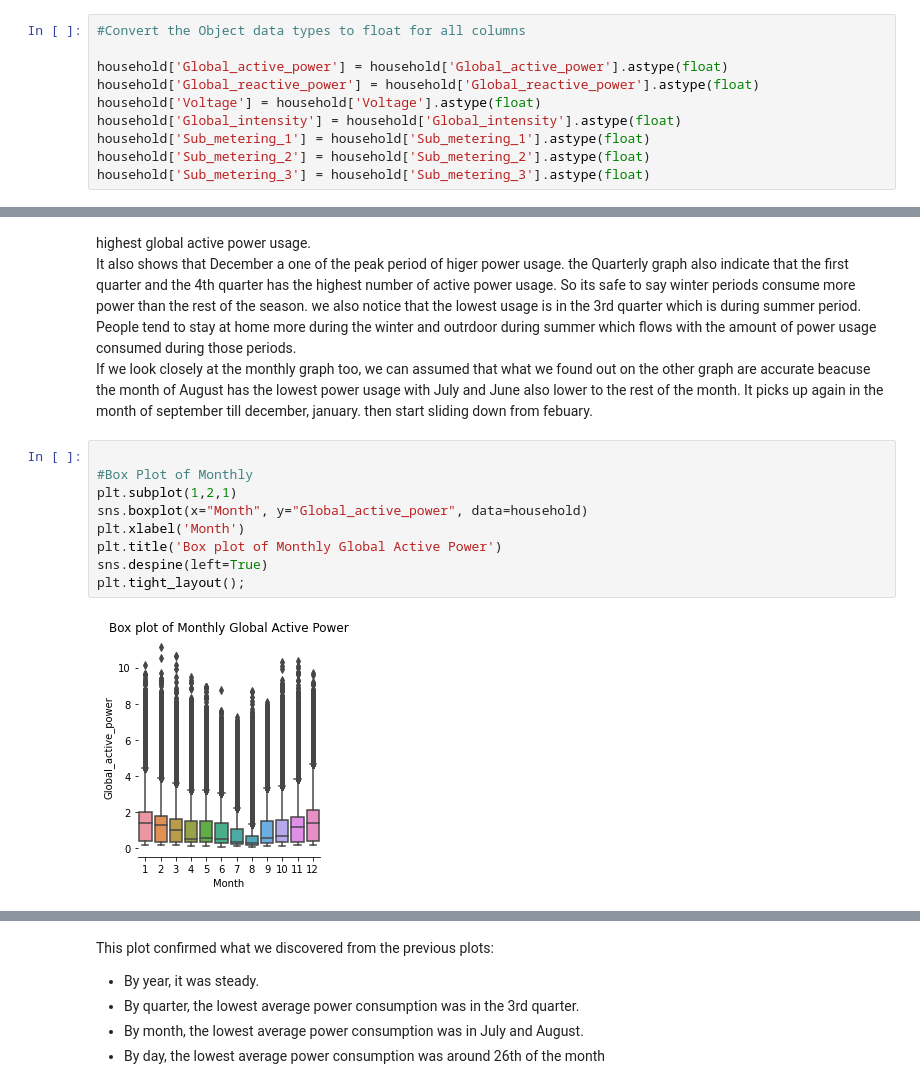
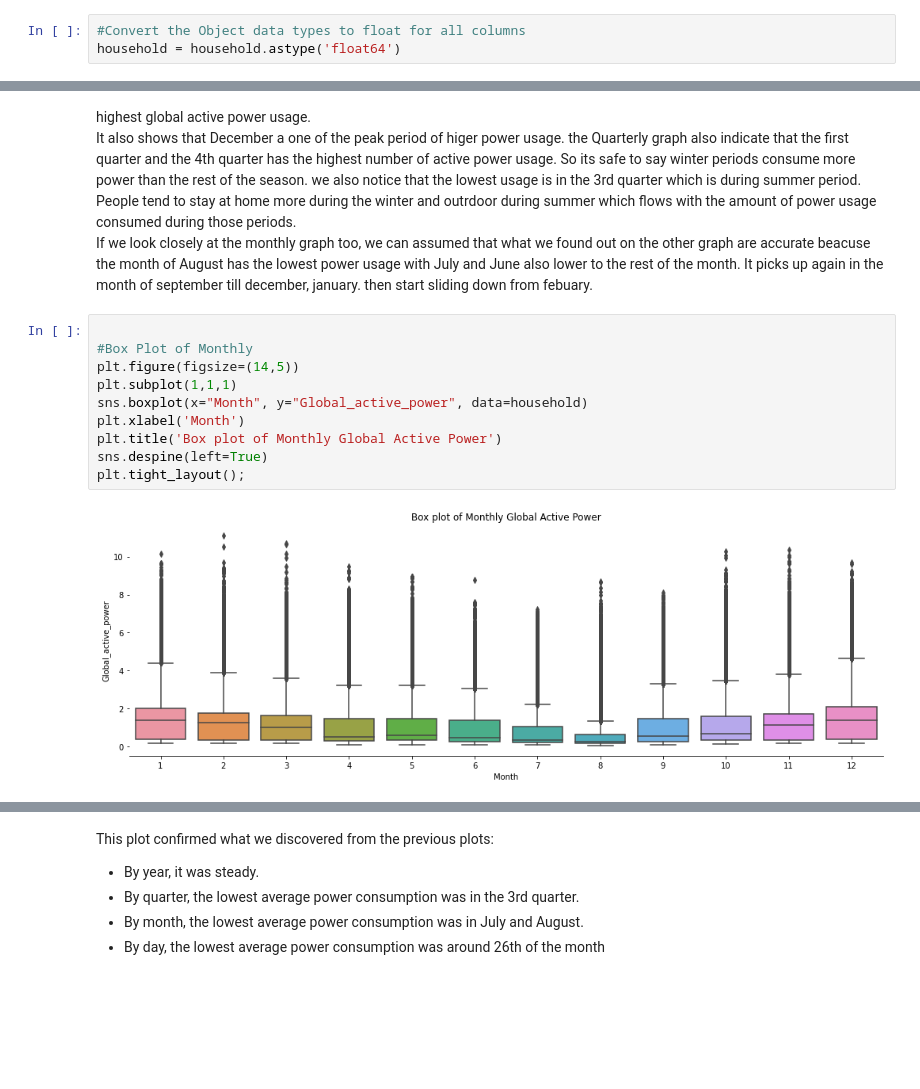
Before and after one commit to SirkyGit/DS2-project, a Jupyter notebook: notebooks/Problem Statement.ipynb, the cells around one changed output, grey strips where cells are left out. Cells and saved outputs as stored; diff of their text form; blank space fills up the shorter version.

```diff
--- a/notebooks/Problem Statement.ipynb
+++ b/notebooks/Problem Statement.ipynb
@@ -147,16 +160,9 @@ Data columns (total 7 columns):
  6   Sub_metering_3         float64
 dtypes: float64(1), object(6)
 memory usage: 126.7+ MB
-# %%
-#Convert the Object data types to float for all columns
-
-household['Global_active_power'] = household['Global_active_power'].astype(float)
-household['Global_reactive_power'] = household['Global_reactive_power'].astype(float)
-household['Voltage'] = household['Voltage'].astype(float)
-household['Global_intensity'] = household['Global_intensity'].astype(float)
-household['Sub_metering_1'] = household['Sub_metering_1'].astype(float)
-household['Sub_metering_2'] = household['Sub_metering_2'].astype(float)
-household['Sub_metering_3'] = household['Sub_metering_3'].astype(float)
+# %%
+#Convert the Object data types to float for all columns
+household = household.astype('float64')
 # %%
 #Checkk to see if we have it converted
 household.info()
@@ -298,14 +304,15 @@ If we look closely at the monthly graph too, we can assumed that what we found o
 # %%
 
 #Box Plot of Monthly
-plt.subplot(1,2,1)
+plt.figure(figsize=(14,5))
+plt.subplot(1,1,1)
 sns.boxplot(x="Month", y="Global_active_power", data=household)
 plt.xlabel('Month')
 plt.title('Box plot of Monthly Global Active Power')
 sns.despine(left=True)
 plt.tight_layout();
 # %% [output]
-[figure, old version]
+[figure, new version]
 # %%
 # Plot Mean Global Active Power Grouped by Year, Quarter, Month and Day
 
```
Also changed, not shown: parts of 11 cells of this notebook.
